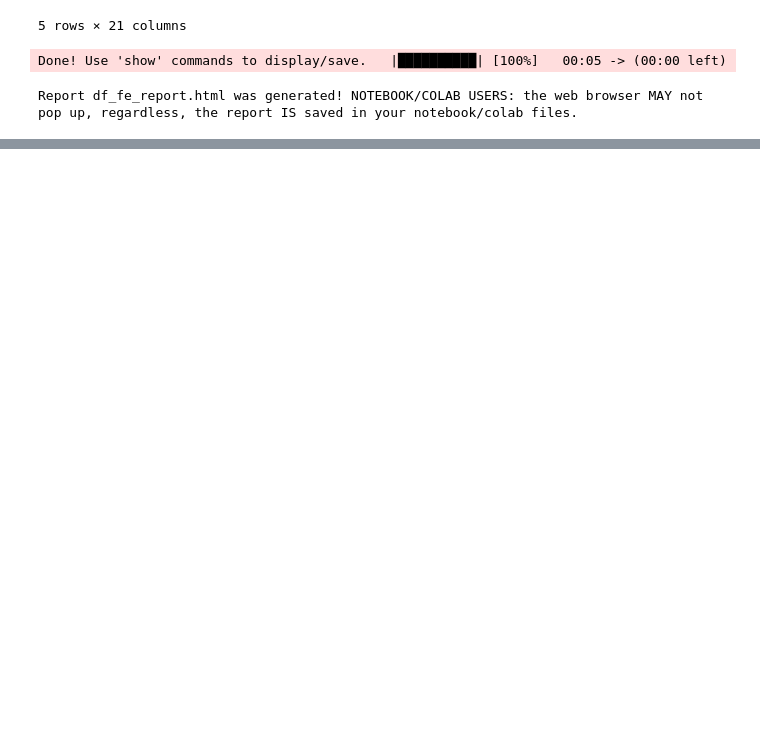
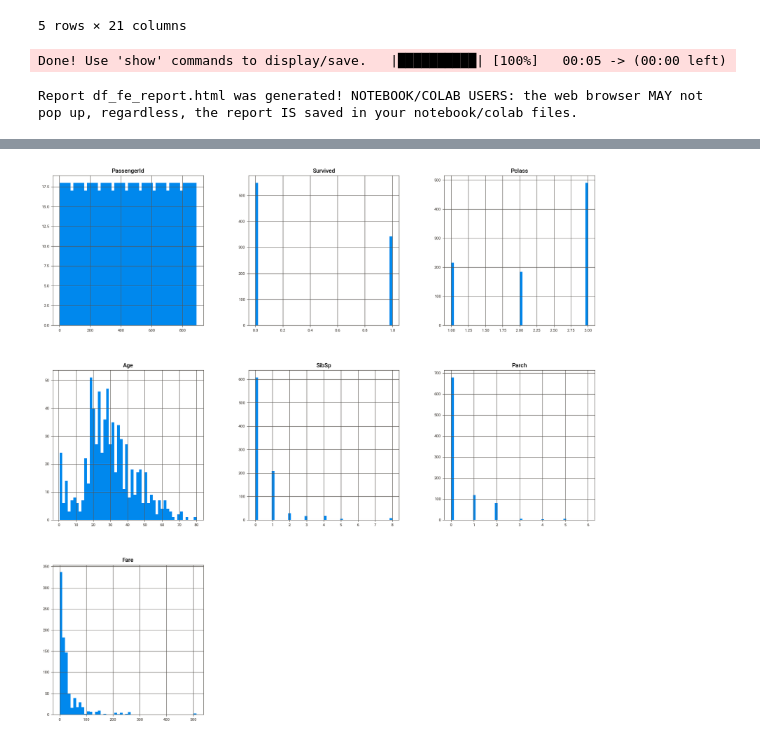
Before and after one commit to rusiich/House-Prices-kaggle-, a Jupyter notebook: notebooks/EDA.ipynb, the cells around one changed output, grey strips where cells are left out. Cells and saved outputs as stored; diff of their text form; code cells hidden in the pictures; blank space fills up the shorter version.

```diff
--- a/notebooks/EDA.ipynb
+++ b/notebooks/EDA.ipynb
@@ -108,0 +130,5 @@ Report df_fe_report.html was generated! NOTEBOOK/COLAB USERS: the web browser MA
+# %%
+num_columns =  df.select_dtypes(include='number').columns.tolist()
+df[num_columns].hist(bins=50, figsize=(20, 20));
+# %% [output]
+[figure, added]
```
Also changed, not shown: parts of 8 cells of this notebook, 24 other files.
